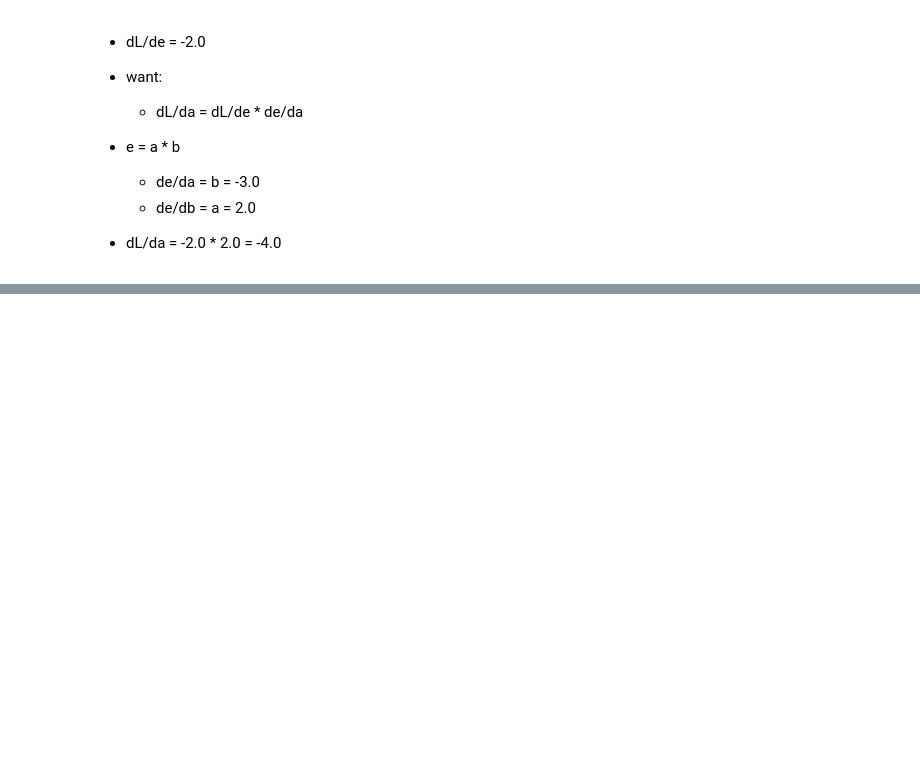
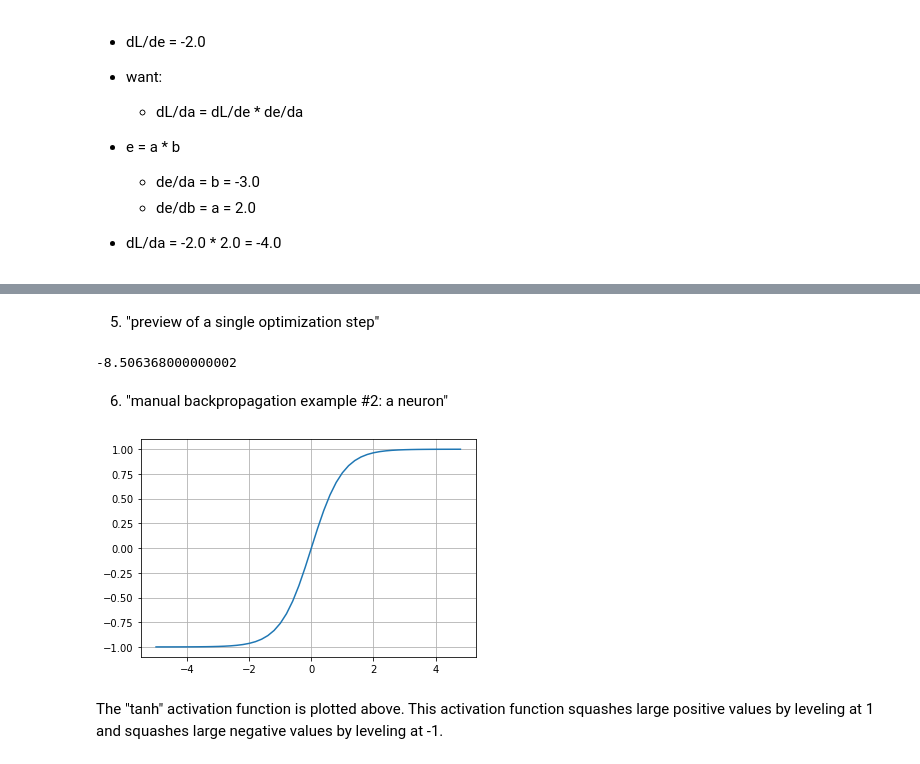
Before and after one commit to jorbea790/nn-zero-to-hero-building-micrograd, a Jupyter notebook: building-micrograd.ipynb, the cells around one changed output, grey strips where cells are left out. Cells and saved outputs as stored; diff of their text form; code cells hidden in the pictures; blank space fills up the shorter version.

```diff
--- a/building-micrograd.ipynb
+++ b/building-micrograd.ipynb
@@ -230,3 +236,25 @@ L.grad = 1.0
 draw_dot(L)
 # %% [output]
 [drawing not drawn]
+# %% [markdown]
+5. "preview of a single optimization step"
+# %%
+a.data += 0.01 * a.grad
+b.data += 0.01 * b.grad
+c.data += 0.01 * c.grad
+f.data += 0.01 * f.grad
+
+e = a*b
+d = e+c
+L = d*f
+print(L.data)
+# %% [output]
+-8.506368000000002
+# %% [markdown]
+6. "manual backpropagation example #2: a neuron"
+# %%
+plt.plot(np.arange(-5,5,0.2), np.tanh(np.arange(-5,5,0.2))); plt.grid();
+# %% [output]
+[figure, added]
+# %% [markdown]
+The "tanh" activation function is plotted above. This activation function squashes large positive values by leveling at 1 and squashes large negative values by leveling at -1.
```
Also changed, not shown: parts of 9 cells of this notebook.
